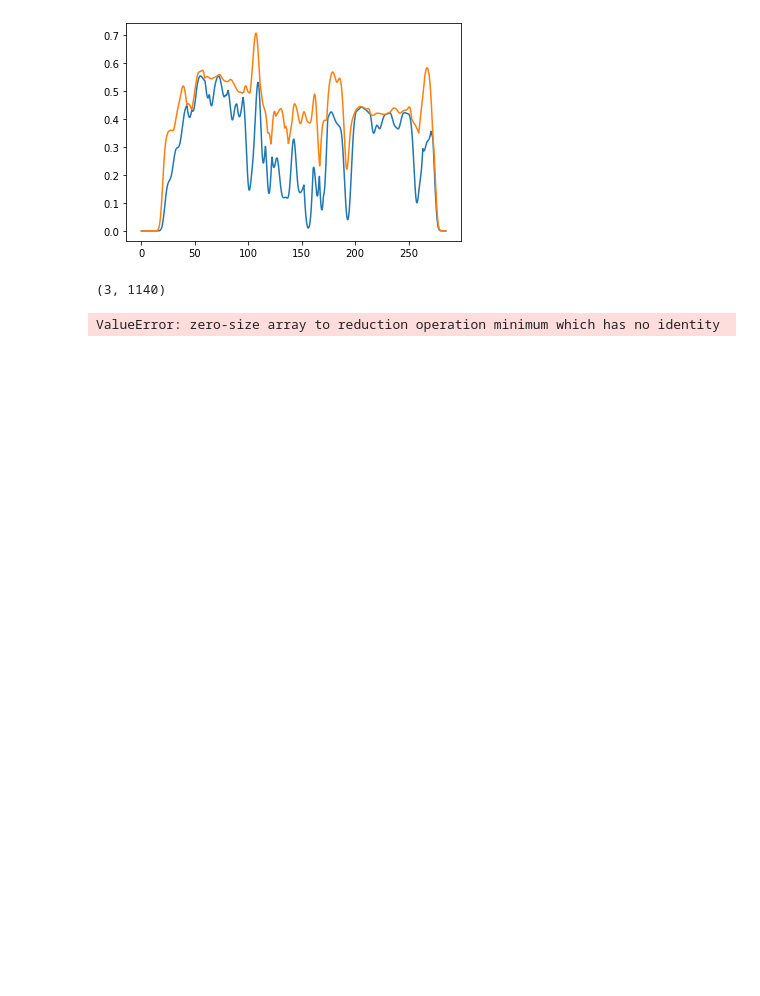
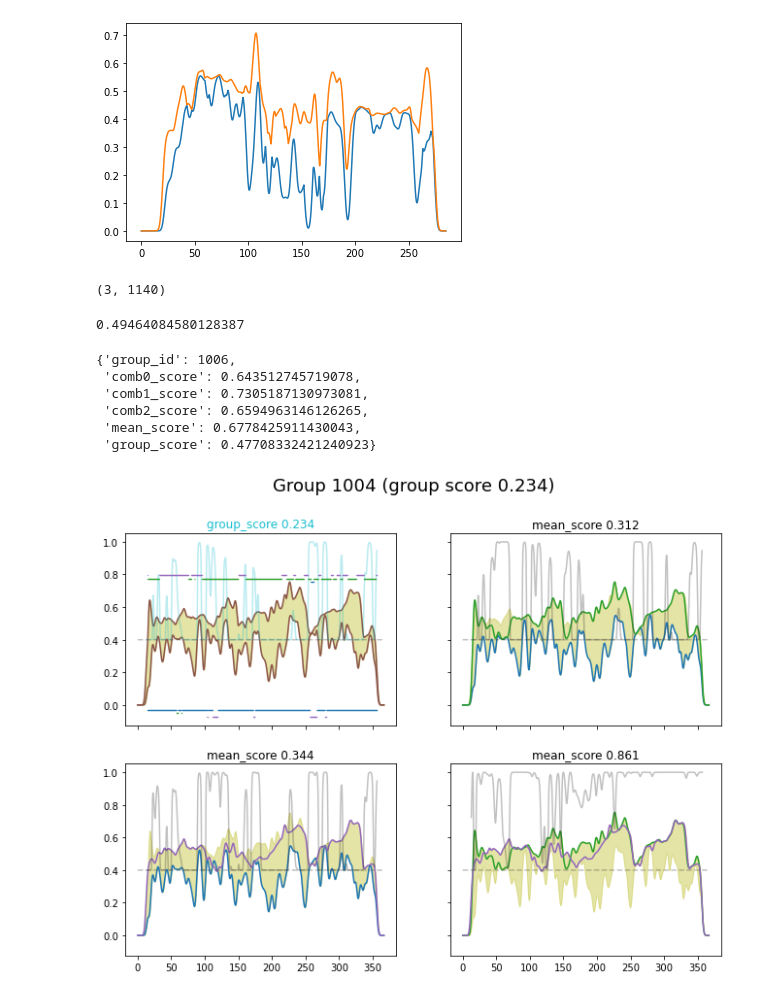
Before and after one commit to kishkash555/biu, a Jupyter notebook: Dissertation3/code/notebooks/coupling_analysis/score_drumming_triplets.ipynb, the cells around one changed output. Cells and saved outputs as stored; diff of their text form; code cells hidden in the pictures; blank space fills up the shorter version.

```diff
--- a/Dissertation3/code/notebooks/coupling_analysis/score_drumming_triplets.ipynb
+++ b/Dissertation3/code/notebooks/coupling_analysis/score_drumming_triplets.ipynb
@@ -71,6 +87,10 @@ def score_drumming_signals(v1, v2, local=True):
 def score_drumming_triplets(v, local=True):
     return score_drumming_signals(v.min(axis=0), v.max(axis=0),local)
 
+
+def mean_score(v1, v2):
+    return score_drumming_signals(v1, v2, False)
+
 def mean_score_triplet(v):
     return score_drumming_triplet(v, False)
 # %%
@@ -86,6 +106,6 @@ y.shape
 # %% [output]
 (3, 1140)
 # %%
-score_drumming_triplets(y.T,False)
+score_drumming_triplets(y,False)
 # %% [output]
-ValueError: zero-size array to reduction operation minimum which has no identity
+0.49464084580128387
@@ -91,0 +126,10 @@ ValueError: zero-size array to reduction operation minimum which has no identity
+# %%
+def map_at_max(x ,y):
+    ymin, ymax = np.abs(y.min(axis=0)), np.abs(y.max(axis=0))
+    start, stop, _ = active_index_range(ymin,ymax)
+
+    ret = np.nan*np.ones_like(y)
+    at_max = y.argmax(axis=0)
+    for i, r in enumerate(at_max[start:stop],start):
+        ret[r,i] = 1
+    return ret
@@ -91,0 +204,13 @@ ValueError: zero-size array to reduction operation minimum which has no identity
+# %%
+get_group_four_scores(4)
+# %% [output]
+{'group_id': 1006,
+ 'comb0_score': 0.643512745719078,
+ 'comb1_score': 0.7305187130973081,
+ 'comb2_score': 0.6594963146126265,
+ 'mean_score': 0.6778425911430043,
+ 'group_score': 0.47708332421240923}
+# %%
+draw_group_pairs(2,True)
+# %% [output]
+[figure, added]
```
Also changed, not shown: parts of 41 cells of this notebook, 13 other files.
